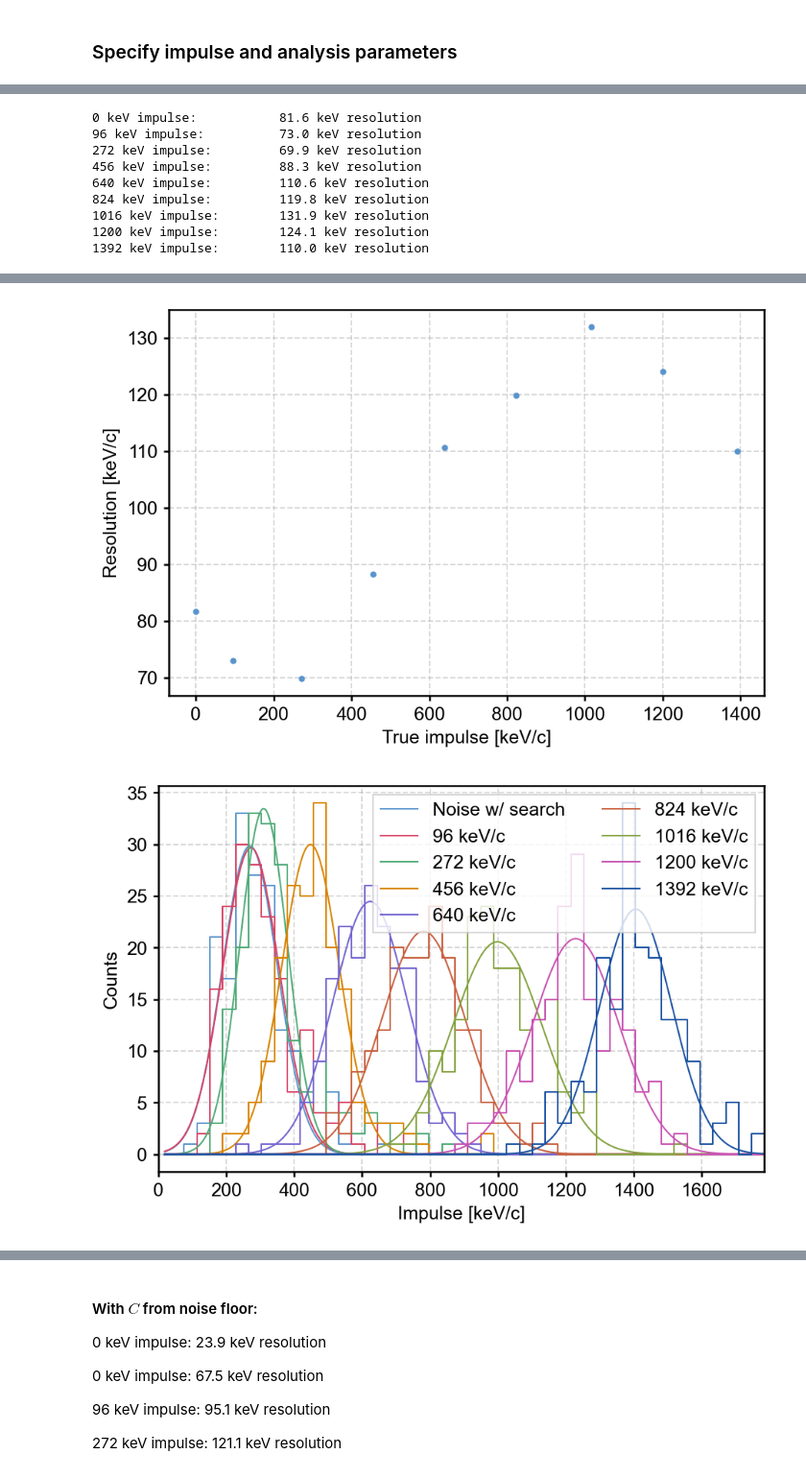
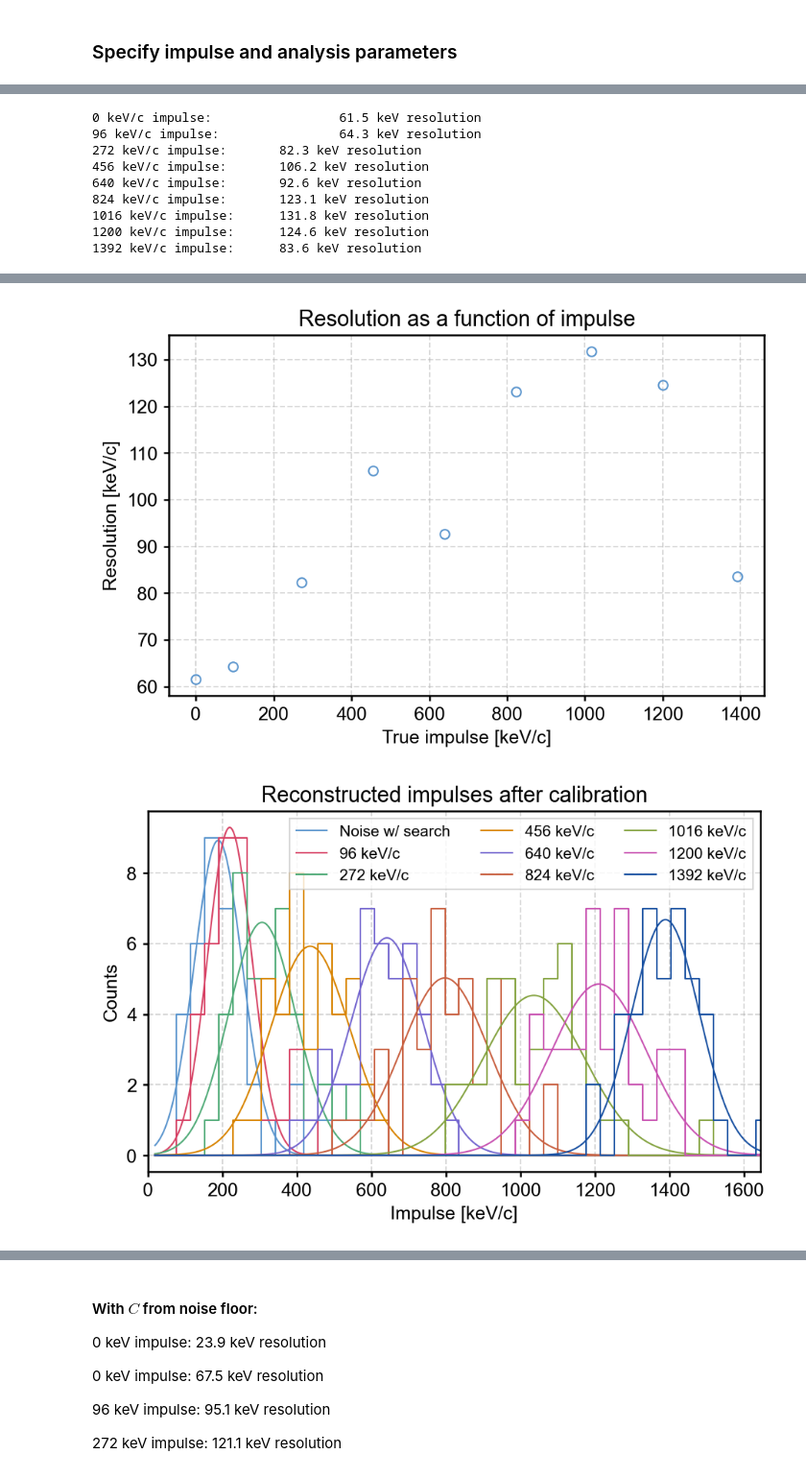
Before and after one commit to clarkehardy/nanospheres, a Jupyter notebook: calibration.ipynb, the cells around one changed output, grey strips where cells are left out. Shown at 96% size. Cells and saved outputs as stored; diff of their text form; code cells hidden in the pictures.

```diff
--- a/calibration.ipynb
+++ b/calibration.ipynb
@@ -199,0 +186,14 @@ fig.colorbar(ScalarMappable(norm=Normalize(0, resonance_params.shape[1]), cmap='
+# %%
+mean_pulses = np.mean(pulses, axis=1)
+times = np.arange(0, mean_pulses.shape[-1]/2./freqs[-1], 1./2./freqs[-1])
+times -= np.mean(times)
+
+fig, ax = plt.subplots(mean_pulses.shape[0], figsize=(6, 3*mean_pulses.shape[0]), \
+                       sharex=True, sharey=True, layout='constrained')
+for i in range(mean_pulses.shape[0]):
+    ax[i].plot(times*1e6, pulses[i].T*1e-4, lw=0.2, alpha=0.1, color='k')
+    ax[i].plot(times*1e6, mean_pulses[i]*1e-4)
+    ax[i].set_ylabel('Amplitude [$10^4$ au]')
+    ax[i].set_title('{:.0f} keV/c impulse'.format(pulse_amps_keV[i]))
+ax[-1].set_xlabel(r'Time [$\mu$s]')
+fig.suptitle('Average waveforms')
@@ -203,6 +208,9 @@ def gaus(x, A, mu, sigma):
 
 def linear(x, m, b):
     return m*x + b
+
+def to_keV(x, m, b):
+    return (x - b)/m
 
 means = []
 errs = []
@@ -220,29 +228,37 @@ for i, imp in enumerate(impulses):
     means.append(p[1])
     errs.append(np.abs(p[2]))
     ax.axvline(p[1], ls='--', color='C' + str(i))
-ax.set_xlabel('Impulse [au]')
+ax.set_xlabel('Reconstructed impulse [au]')
 ax.set_ylabel('Counts')
 # ax.set_xlim([0, 250])
+ax.set_title('Reconstructed impulses before calibration')
 ax.grid()
 
-errs = np.array(errs)[np.argsort(pulse_amps_keV)]
-means = np.array(means)[np.argsort(pulse_amps_keV)]
-pulse_amps_sorted = np.sort(pulse_amps_keV)
-impulses = impulses[np.argsort(pulse_amps_keV)]
+means = np.array(means)
+errs = np.array(errs)
+
+exclude_first = 2 # how many of the first datasets to exclude from the calibration line fit
 
 fig, ax = plt.subplots(figsize=(6, 4), layout='constrained')
-plot_amps = np.linspace(0, np.amax(pulse_amps_sorted), 200)
-cal_params, _ = curve_fit(linear, pulse_amps_sorted[2:], means[2:])
-ax.errorbar(pulse_amps_sorted, means/cal_params[0] - cal_params[1]/cal_params[0], errs/cal_params[0], marker='.', ls='none')
-ax.plot(plot_amps, linear(plot_amps, *cal_params)/cal_params[0] - cal_params[1]/cal_params[0])
+plot_amps = np.linspace(0, np.amax(pulse_amps_keV), 2)
+cal_params, _ = curve_fit(linear, pulse_amps_keV[exclude_first:], means[exclude_first:])
+ax.errorbar(pulse_amps_keV[exclude_first:], to_keV(means[exclude_first:], *cal_params), \
+            to_keV(errs[exclude_first:], *cal_params), marker='.', ls='none', label='Calibration data')
+ax.errorbar(pulse_amps_keV[:exclude_first], to_keV(means[:exclude_first], *cal_params), \
+            to_keV(errs[:exclude_first], *cal_params), marker='.', ls='none', label='Excluded points')
+ax.plot(plot_amps, plot_amps, label='$y=x$')
+# ax.text(0.95, 0.05, '${}x+{}$'.format(*cal_params), ha='right', va='bottom', transform=ax.transAxes)
 ax.set_xlabel('True impulse [keV/c]')
-ax.set_ylabel('Reconstructed impulse [keV/c]')
+ax.set_ylabel('Reconstructed impulse [au]')
+ax.set_title('Accuracy of impulse calibration')
+ax.legend()
 ax.grid()
 
 fig, ax = plt.subplots(figsize=(6, 4), layout='constrained')
-ax.plot(pulse_amps_sorted, errs/cal_params[0], marker='.', ls='none')
+ax.plot(pulse_amps_keV, to_keV(errs, cal_params[0], 0), marker='o', ls='none', fillstyle='none')
 ax.set_xlabel('True impulse [keV/c]')
 ax.set_ylabel('Resolution [keV/c]')
+ax.set_title('Resolution as a function of impulse')
 ax.grid()
 
 fig, ax = plt.subplots(figsize=(6, 4), layout='constrained')
@@ -250,7 +266,7 @@ for i, imp in enumerate(impulses):
     if i == 0:
         label = 'Noise w/ search'
     else:
-        label = '{:.0f} keV/c'.format(pulse_amps_sorted[i])
+        label = '{:.0f} keV/c'.format(pulse_amps_keV[i])
     imp_cal = np.abs(imp)/cal_params[0] - cal_params[1]/cal_params[0]
     counts, bins = np.histogram(imp_cal, bins=np.linspace(0, 3000, 80))
     bins = (bins[:-1] + bins[1:])/2.
@@ -266,18 +282,19 @@ ax.set_xlim([0, means[-1]/cal_params[0] + 3*errs[-1]/cal_params[0]])
 ax.set_xlabel('Impulse [keV/c]')
 ax.set_ylabel('Counts')
 ax.grid()
-ax.legend(ncol=len(impulses)//4)
+ax.legend(ncol=len(impulses)//3, fontsize=10)
+ax.set_title('Reconstructed impulses after calibration')
 
 resolutions = errs/cal_params[0]
-for pulse, res in zip(pulse_amps_sorted, resolutions):
-    print('{:.0f} keV impulse:{} {:.1f} keV resolution'.format(pulse, '\t'*(1 + int(np.log10(pulse + 1e-12) < 2)), res))
+for pulse, res in zip(pulse_amps_keV, resolutions):
+    print('{:.0f} keV/c impulse:{} {:.1f} keV resolution'.format(pulse, '\t'*(1 + int(np.log10(pulse + 1e-12) < 2)), res))
 # %% [output]
-0 keV impulse:           81.6 keV resolution
-96 keV impulse:          73.0 keV resolution
-272 keV impulse:         69.9 keV resolution
-456 keV impulse:         88.3 keV resolution
-640 keV impulse:         110.6 keV resolution
-824 keV impulse:         119.8 keV resolution
-1016 keV impulse:        131.9 keV resolution
-1200 keV impulse:        124.1 keV resolution
-1392 keV impulse:        110.0 keV resolution
+0 keV/c impulse:                 61.5 keV resolution
+96 keV/c impulse:                64.3 keV resolution
+272 keV/c impulse:       82.3 keV resolution
+456 keV/c impulse:       106.2 keV resolution
+640 keV/c impulse:       92.6 keV resolution
+824 keV/c impulse:       123.1 keV resolution
+1016 keV/c impulse:      131.8 keV resolution
+1200 keV/c impulse:      124.6 keV resolution
+1392 keV/c impulse:      83.6 keV resolution
@@ -286,2 +303,2 @@ for pulse, res in zip(pulse_amps_sorted, resolutions):
-[figure, old version]
+[figure, new version]
-[figure, old version]
+[figure, new version]
```
Also changed, not shown: parts of 24 cells of this notebook, 1 other file.
